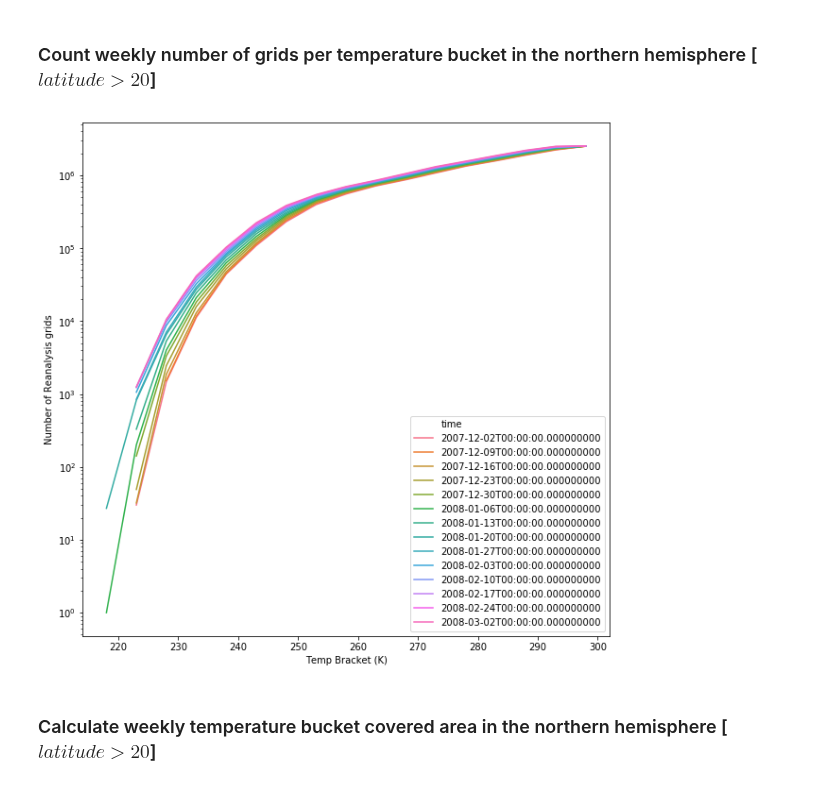
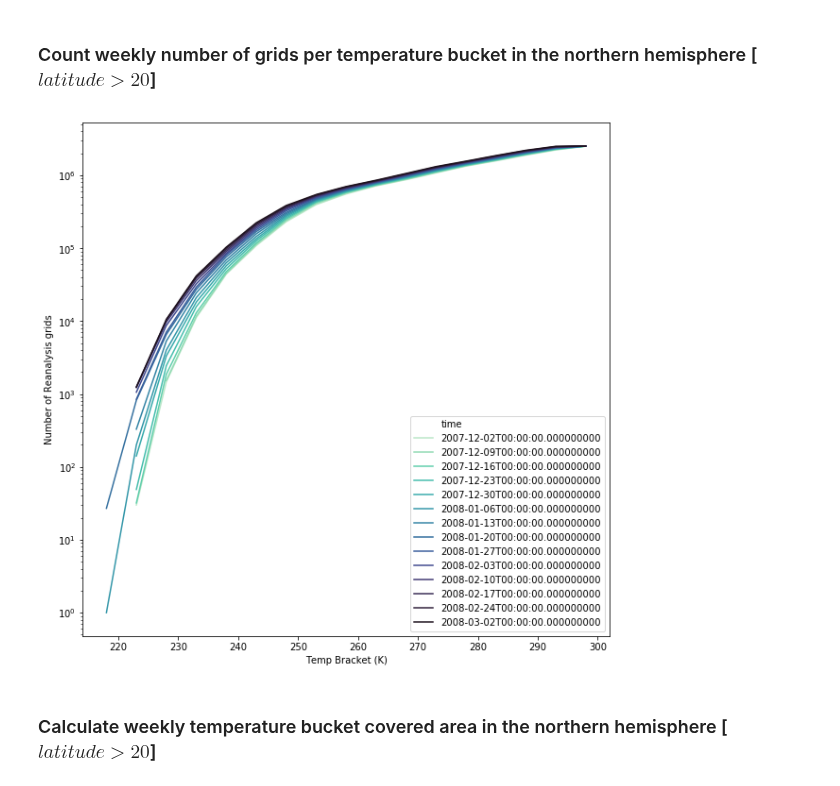
Before and after one commit to geosciences-data-practicum/reanalysis_getter, a Jupyter notebook: analysis/winter_test.ipynb, the cells around one changed output. Cells and saved outputs as stored; diff of their text form; code cells hidden in the pictures.

```diff
--- a/analysis/winter_test.ipynb
+++ b/analysis/winter_test.ipynb
@@ -130,21 +130,22 @@ cut_off = list(range(int(min(air_week_df.t2m)),
 # %%
 air_week_df = air_week_df.assign(temp_bracket =  pd.cut(air_week_df['t2m'], cut_off))
 air_week_df_north = air_week_df[air_week_df.lat > 20]
 air_week_df_group_north_pdf = air_week_df_north.groupby(['temp_bracket', 'time'], as_index=False)['lat'].count()
 
 # Calculate cumulative number of grids per temperature bins
 air_week_df_group_north_cdf = air_week_df_group_north_pdf.assign(lat_cumsum = air_week_df_group_north_pdf.lat.cumsum())
 air_week_df_group_north_cdf['left_temp_interval']  = air_week_df_group_north_cdf.temp_bracket.apply(lambda x: x.left)
 
 fig, ax = plt.subplots(figsize = (10, 10))
 sns.lineplot(x="left_temp_interval",
              y="lat_cumsum",
              hue='time',
+             palette=sns.color_palette("mako_r", 14),
              data=air_week_df_group_north_cdf)
 ax.set(xlabel='Temp Bracket (K)', ylabel='Number of Reanalysis grids')
 plt.yscale('log')
 # %% [output]
-[figure, old version]
+[figure, new version]
 # %% [markdown]
 ###  Calculate weekly temperature bucket covered area in the northern hemisphere [$latitude > 20$]
 # %%
```
Also changed, not shown: parts of 4 cells of this notebook.
